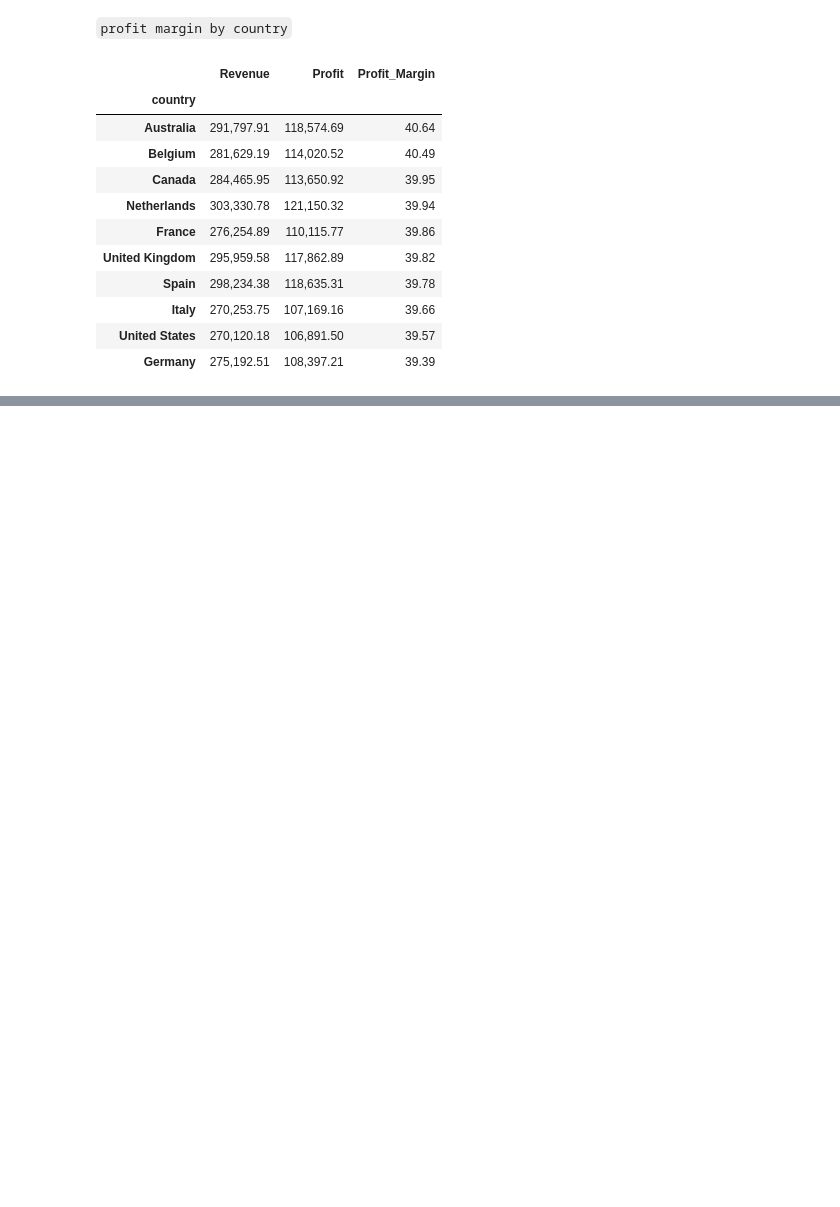
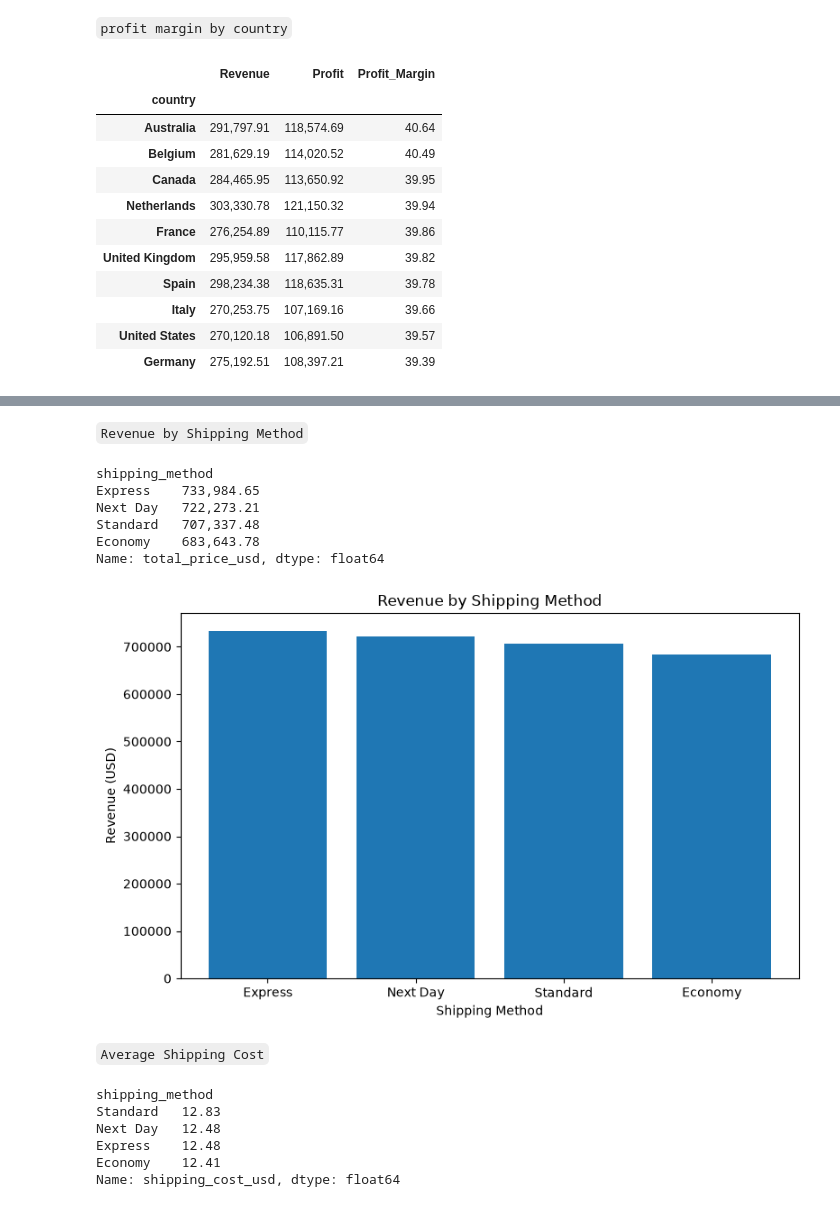
Before and after one commit to Suman-byte8/global-e-commerce-dataset-1M-records-2024-2026-analysis, a Jupyter notebook: notebooks/02_Exploratory_Data_Analysis.ipynb, the cells around one changed output, grey strips where cells are left out. Cells and saved outputs as stored; diff of their text form; code cells hidden in the pictures; blank space fills up the shorter version.

````diff
--- a/notebooks/02_Exploratory_Data_Analysis.ipynb
+++ b/notebooks/02_Exploratory_Data_Analysis.ipynb
@@ -1794,0 +1885,53 @@ country_margin.sort_values(
+# %% [markdown]
+```Revenue by Shipping Method```
+# %%
+shipping_revenue = (
+    completed_orders
+    .groupby("shipping_method")["total_price_usd"]
+    .sum()
+    .sort_values(ascending=False)
+)
+
+shipping_revenue
+# %% [output]
+shipping_method
+Express    733,984.65
+Next Day   722,273.21
+Standard   707,337.48
+Economy    683,643.78
+Name: total_price_usd, dtype: float64
+# %%
+plt.figure(figsize=(8,5))
+
+plt.bar(
+    shipping_revenue.index,
+    shipping_revenue.values
+)
+
+plt.title("Revenue by Shipping Method")
+plt.xlabel("Shipping Method")
+plt.ylabel("Revenue (USD)")
+
+plt.tight_layout()
+plt.savefig("../images/shipping_revenue.png")
+plt.show()
+# %% [output]
+[figure, added]
+# %% [markdown]
+```Average Shipping Cost```
+# %%
+shipping_cost = (
+    completed_orders
+    .groupby("shipping_method")["shipping_cost_usd"]
+    .mean()
+    .sort_values(ascending=False)
+)
+
+shipping_cost
+# %% [output]
+shipping_method
+Standard   12.83
+Next Day   12.48
+Express    12.48
+Economy    12.41
+Name: shipping_cost_usd, dtype: float64
````
Also changed, not shown: parts of 19 cells of this notebook, 6 other files.
